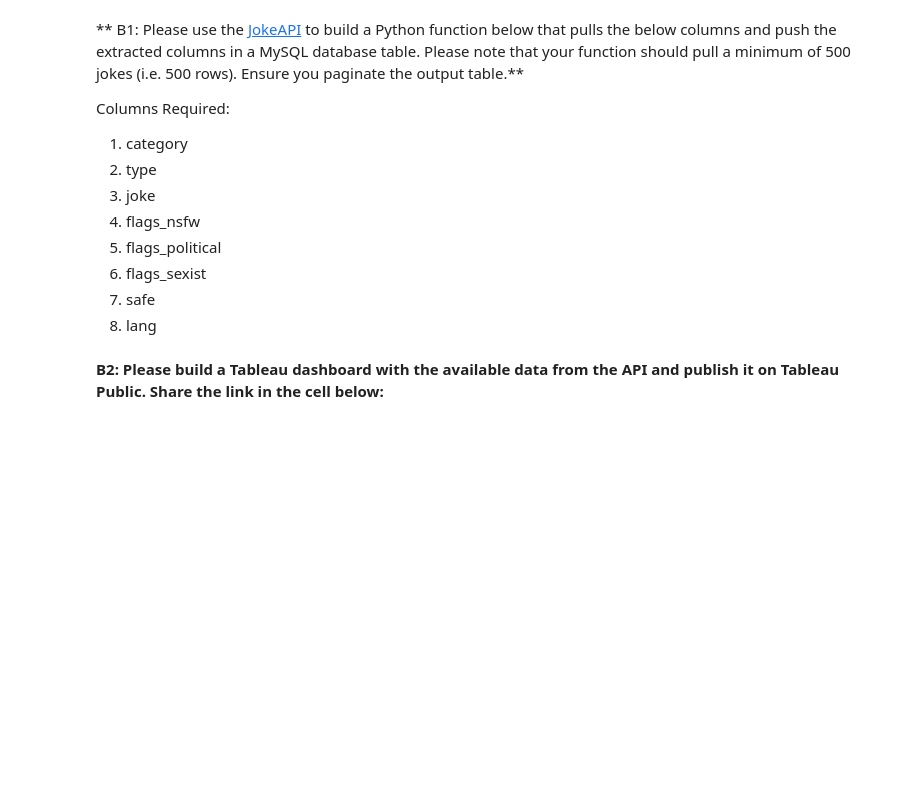
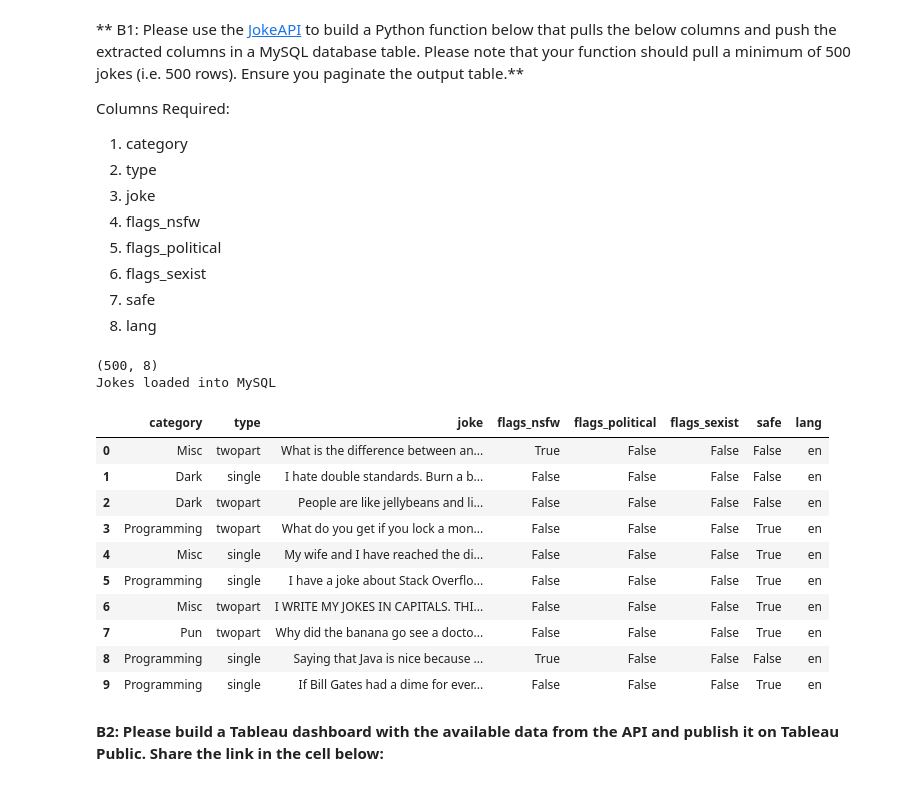
Before and after one commit to m20was/Analytics, a Jupyter notebook: assignments/Statfinity_Assignment_Manish_Biswas/Statfinity_Python_Exercise.ipynb, the cells around one changed output. Cells and saved outputs as stored; diff of their text form; code cells hidden in the pictures; blank space fills up the shorter version.

```diff
--- a/assignments/Statfinity_Assignment_Manish_Biswas/Statfinity_Python_Exercise.ipynb
+++ b/assignments/Statfinity_Assignment_Manish_Biswas/Statfinity_Python_Exercise.ipynb
@@ -126,2 +136,63 @@ Columns Required:
+# %%
+# Your code comes here:
+from jokeapi import Jokes
+import pandas as pd
+from sqlalchemy import create_engine
+
+async def get_jokes():
+    j = await Jokes()
+    jokes = []
+
+    for i in range(50):
+        data = await j.get_joke(amount=10)
+
+        for x in data["jokes"]:
+            jokes.append({
+                "category": x["category"],
+                "type": x["type"],
+                "joke": x.get("joke", x.get("setup", "") + " " + x.get("delivery", "")),
+                "flags_nsfw": x["flags"]["nsfw"],
+                "flags_political": x["flags"]["political"],
+                "flags_sexist": x["flags"]["sexist"],
+                "safe": x["safe"],
+                "lang": x["lang"]
+            })
+
+    return pd.DataFrame(jokes).head(500)
+
+df = await get_jokes()
+print(df.shape)
+
+# MySQL DB
+engine = create_engine(
+    "mysql+pymysql://root:toor@localhost:3306/statfinity"
+)
+df.to_sql("jokes", engine, if_exists="replace", index=False)
+print("Jokes loaded into MySQL")
+
+# Save for Tableau
+df.to_csv(
+    r"D:\Workspace\workspace\Analytics\data\raw\statfinity\jokes.csv",
+    index=False
+)
+
+# Pagination
+page = 1
+size = 10
+df.iloc[(page-1)*size:page*size]
+# %% [output]
+(500, 8)
+Jokes loaded into MySQL
+|  | category | type | joke | flags_nsfw | flags_political | flags_sexist | safe | lang |
+| 0 | Misc | twopart | What is the difference between an... | True | False | False | False | en |
+| 1 | Dark | single | I hate double standards. Burn a b... | False | False | False | False | en |
+| 2 | Dark | twopart | People are like jellybeans and li... | False | False | False | False | en |
+| 3 | Programming | twopart | What do you get if you lock a mon... | False | False | False | True | en |
+| 4 | Misc | single | My wife and I have reached the di... | False | False | False | True | en |
+| 5 | Programming | single | I have a joke about Stack Overflo... | False | False | False | True | en |
+| 6 | Misc | twopart | I WRITE MY JOKES IN CAPITALS. THI... | False | False | False | True | en |
+| 7 | Pun | twopart | Why did the banana go see a docto... | False | False | False | True | en |
+| 8 | Programming | single | Saying that Java is nice because ... | True | False | False | False | en |
+| 9 | Programming | single | If Bill Gates had a dime for ever... | False | False | False | True | en |
 # %% [markdown]
 **B2: Please build a Tableau dashboard with the available data from the API and publish it on Tableau Public. Share the link in the cell below:**
```
Also changed, not shown: parts of 7 cells of this notebook, 1 other file.
